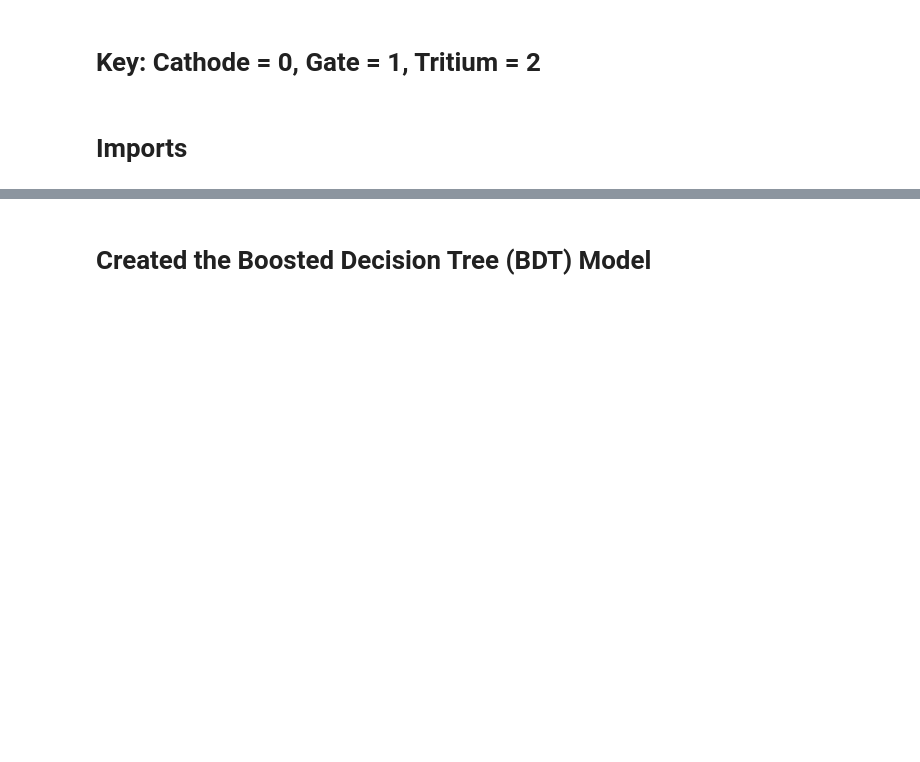
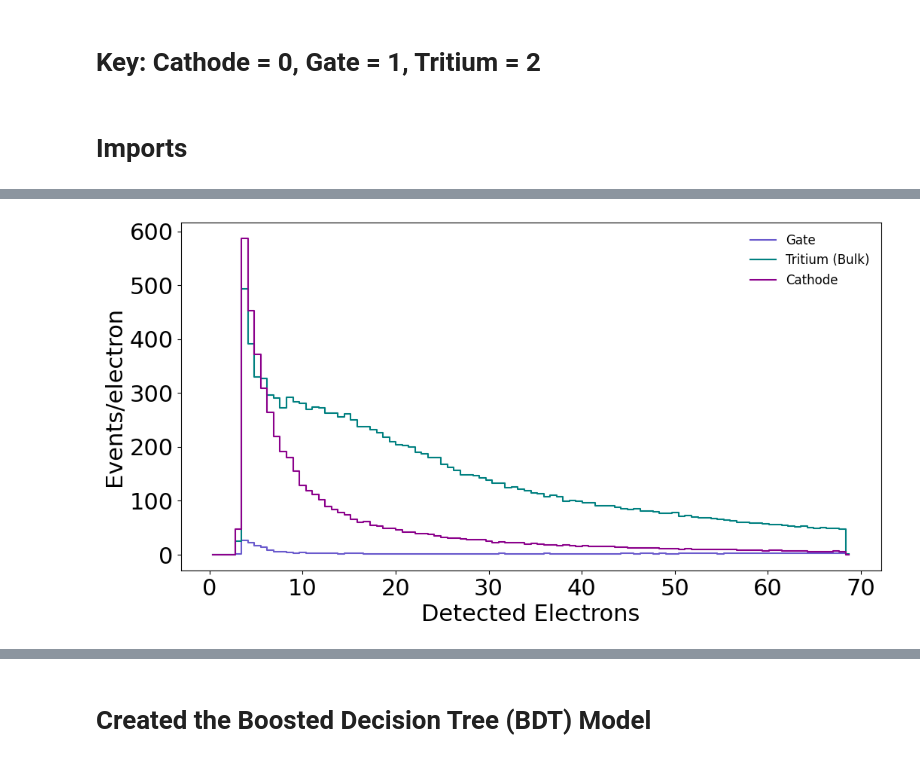
Before and after one commit to mojomixmaster/MSCIProject, a Jupyter notebook: Low Energy Data/BDTsandRandomForests.ipynb, the cells around one changed output, grey strips where cells are left out. Saved outputs shown, nothing was run; the diff lists cells and outputs as text; code cells hidden in the pictures; blank space fills up the shorter version.

```diff
--- a/Low Energy Data/BDTsandRandomForests.ipynb
+++ b/Low Energy Data/BDTsandRandomForests.ipynb
@@ -47,23 +47,23 @@ tritium = pd.read_pickle('/Users/laith_mohajer/Documents/GitHub/MSCIProject/LZ D
 gate = pd.read_pickle('/Users/laith_mohajer/Documents/GitHub/MSCIProject/LZ Datasets/SR1S2OAnalysis_Gate_SR3.pkl')
 cathode = pd.read_pickle('/Users/laith_mohajer/Documents/GitHub/MSCIProject/LZ Datasets/SR1S2OAnalysis_Cathode_SR3.pkl')
 
+# Add label columns
+tritium['label'] = 2
+gate['label'] = 1
+cathode['label'] = 0
+
 # print(df)
 print(tritium.info())
 print(gate.info())
 print(cathode.info())
 
 # Randomly sample 3500 rows from each DataFrame
-tritium_sample = tritium.sample(n=3500, random_state=42)
-gate_sample = gate.sample(n=3500, random_state=42)
-cathode_sample = cathode.sample(n=3500, random_state=42)
-
-# Add label columns
-tritium_sample['label'] = 2
-gate_sample['label'] = 1
-cathode_sample['label'] = 0
+# tritium_sample = tritium.sample(n=3500, random_state=42)
+# gate_sample = gate.sample(n=3500, random_state=42)
+# cathode_sample = cathode.sample(n=3500, random_state=42)
 
 # Concatenate all samples into one large DataFrame
-df = pd.concat([tritium_sample, gate_sample, cathode_sample], ignore_index=True)
+df = pd.concat([tritium, gate, cathode], ignore_index=True)
 df['Volume'] = df['Volume'].astype(str) # Volume was initially a category dtype which Arrow converts to dictionary-encoded field whereby key is integer code name and definition is corresponding
 # qualitative category.
 
@@ -79,6 +79,7 @@ table = pa.Table.from_pandas(df)
 arr = ak.from_arrow(table)
 
 print(arr.fields) #analogous to df.columns.tolist()
+print(tritium['scatterS2pArea'])
 # %% [output]
 <class 'pandas.core.frame.DataFrame'>
 Int64Index: 339138 entries, 18 to 2572084
@@ -99,0 +103,77 @@ Data columns (total 62 columns):
+# %%
+fig, ax = plt.subplots(nrows=1, ncols=1, figsize=(12, 6), sharex=True, sharey=True)
+fig.subplots_adjust(hspace=0.0)
+
+areas = arr['scatterS2pArea']
+max_tritium_area = max(areas[arr.label == 2])
+max_gate_area = max(areas[arr.label == 1])
+max_cathode_area = max(areas[arr.label == 0])
+max_area = max(areas)
+print(f'MAX areas: tritum,gate, cathode, overall dataset {max_tritium_area, max_gate_area, max_cathode_area, max_area}')
+
+bins=100
+electron_size = 58.5
+print(max(areas)/electron_size)
+
+# create a histogram of area distributions for gate, tritium and cathode data.
+# first, boolean masks to filter gate, tritium and cathode data from main Awkward Array.
+gate_events = arr[(arr['label'] == 1)].scatterS2pArea / electron_size
+tritium_events = arr[(arr['label'] == 2)].scatterS2pArea / electron_size
+cathode_events = arr[(arr['label'] == 0)].scatterS2pArea / electron_size
+
+print(max(cathode_events), max(tritium_events), max(gate_events))
+
+print(f'Total Number of Training Examples {len(arr["label"])}')
+a = len(gate_events)
+b = len(cathode_events)
+c = len(tritium_events)
+
+# Troubleshoot code to identify which sub-dataset has not had all its datapoints included in Hist object to clarify where miscount in total examples is sourced from.
+# print(a)
+# print(b)
+# print(c)
+# print(a+b+c)
+
+"""
+The correct order of operations should be:
+
+1. Create the histogram (Hist object)
+
+2. Fill the histogram with data (.fill())
+
+3. Retrieve and adjust the counts (.view() / benchmark_value).
+
+4. Plot the histogram.
+"""
+
+cathode_hist = Hist(hist.axis.Regular(bins,0,max(areas)/electron_size * 1.01))
+cathode_hist.fill(cathode_events)
+# Retrieve and adjust counts for each histogram to produce a y-axis of events/electron
+cathode_counts = cathode_hist.view() / bin_centers
+
+
+gate_hist = Hist(hist.axis.Regular(bins,0,max(areas)/electron_size * 1.01))
+gate_hist.fill(gate_events)
+
+### Calculation of bin edges to convert events to events/electron. as all Hist objects have identical bin ranges, calculating the params for gate hist only will suffice.
+bin_edges = gate_hist.axes[0].edges  # Get bin edges from cathode histogram
+bin_centers = (bin_edges[:-1] + bin_edges[1:]) / 2  # Calculate bin centers
+###
+
+gate_counts = gate_hist.view() / bin_centers
+
+
+tritium_hist = Hist(hist.axis.Regular(bins,0,max(areas)/electron_size * 1.01))
+tritium_hist.fill(tritium_events)
+tritium_counts = tritium_hist.view() / bin_centers
+
+ax.step(bin_centers, gate_counts, where='mid', color='slateblue', label='Gate')
+ax.step(bin_centers, tritium_counts, where='mid', color='teal', label='Tritium (Bulk)')
+ax.step(bin_centers, cathode_counts, where='mid', color='darkmagenta', label='Cathode')
+
+ax.set(xlabel='Detected Electrons',ylabel='Events/electron')
+#ax.set_yscale('log')
+ax.legend(bbox_to_anchor=(1,1),loc='upper right',frameon=False,fontsize=12)
+plt.savefig('/Users/laith_mohajer/Documents/GitHub/MSCIProject/Figures/LE_eventsperelectron.png', dpi=1800)
+plt.show()
+# %% [output]
@@ -99,0 +184 @@ Data columns (total 62 columns):
+[figure, added]
```
Also changed, not shown: parts of 14 cells of this notebook, 9 other files.
